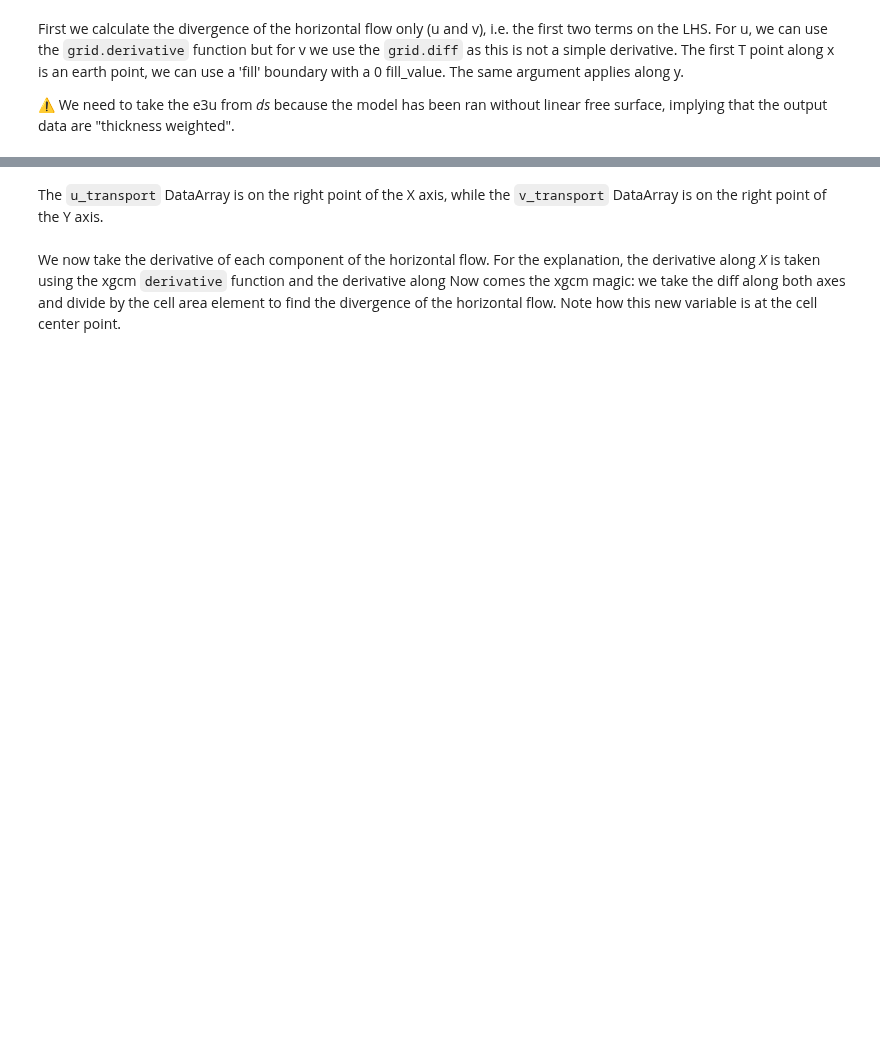
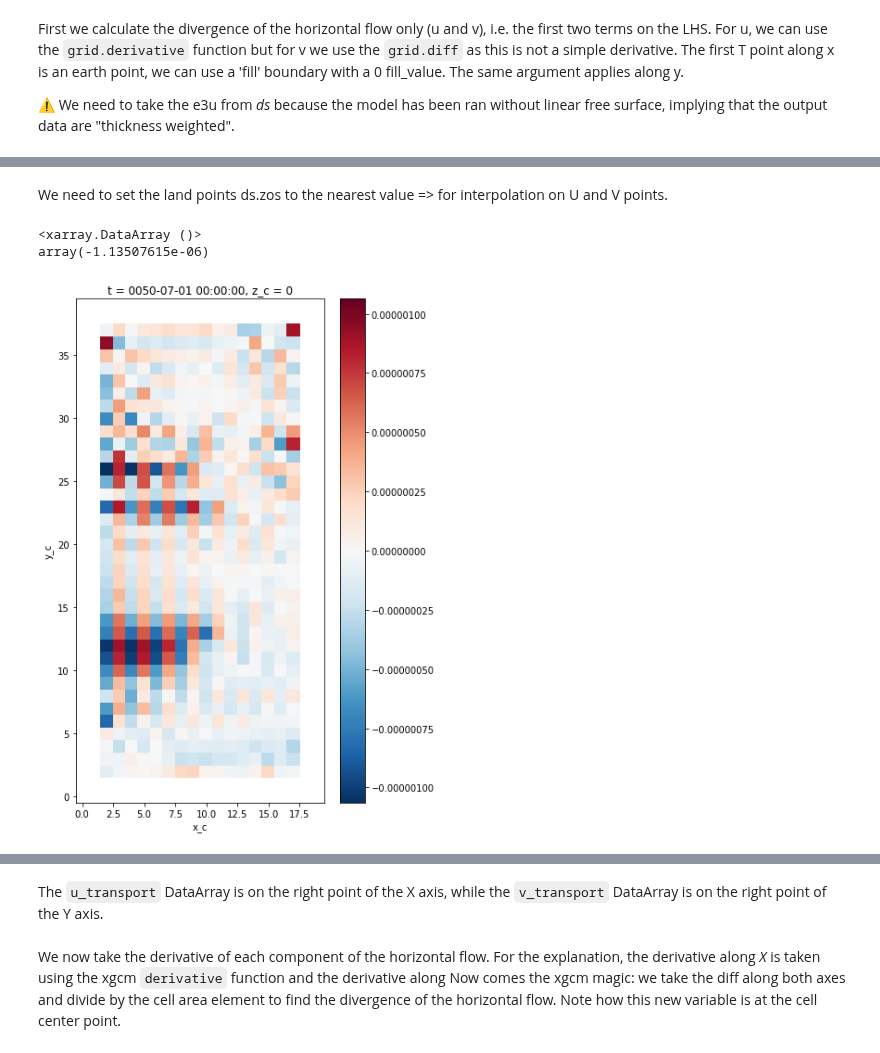
Before and after one commit to xgcm/xgcm, a Jupyter notebook: doc/example_nemo_idealized.ipynb, the cells around one changed output, grey strips where cells are left out. Saved outputs shown, nothing was run; the diff lists cells and outputs as text; code cells hidden in the pictures; blank space fills up the shorter version.

```diff
--- a/doc/example_nemo_idealized.ipynb
+++ b/doc/example_nemo_idealized.ipynb
@@ -188,0 +194,2 @@ Coordinates:
+# %% [markdown]
+We need to set the land points ds.zos to the nearest value => for interpolation on U and V points.
@@ -188,0 +201,13 @@ Coordinates:
+# %%
+ru = (domcfg.hu_0 + grid.interp(ds.zos, axis='X', boundary='extend')) / domcfg.hu_0
+rv = (domcfg.hv_0 + grid.interp(ds.zos, axis='Y', boundary='extend')) / domcfg.hv_0
+rt = (domcfg.ht_0 + ds.zos) / domcfg.ht_0
+div_uvw = 1/(domcfg.e1t*domcfg.e2t*ds.e3t) * \
+    (grid.diff(ru*ds.uo*domcfg.e2u*ds.e3u, 'X', boundary=bd, fill_value=fv) + grid.diff(rv*ds.vo * domcfg.e1v * ds.e3v, 'Y', boundary=bd, fill_value=fv)) \
+    + rt*grid.diff(ds.woce, 'Z', boundary=bd, fill_value=fv) / ds.e3t
+div_uvw[:,:,0,0].plot()
+div_uvw.min()
+# %% [output]
+<xarray.DataArray ()>
+array(-1.13507615e-06)
+[figure, added]
```
Also changed, not shown: parts of 16 cells of this notebook.
